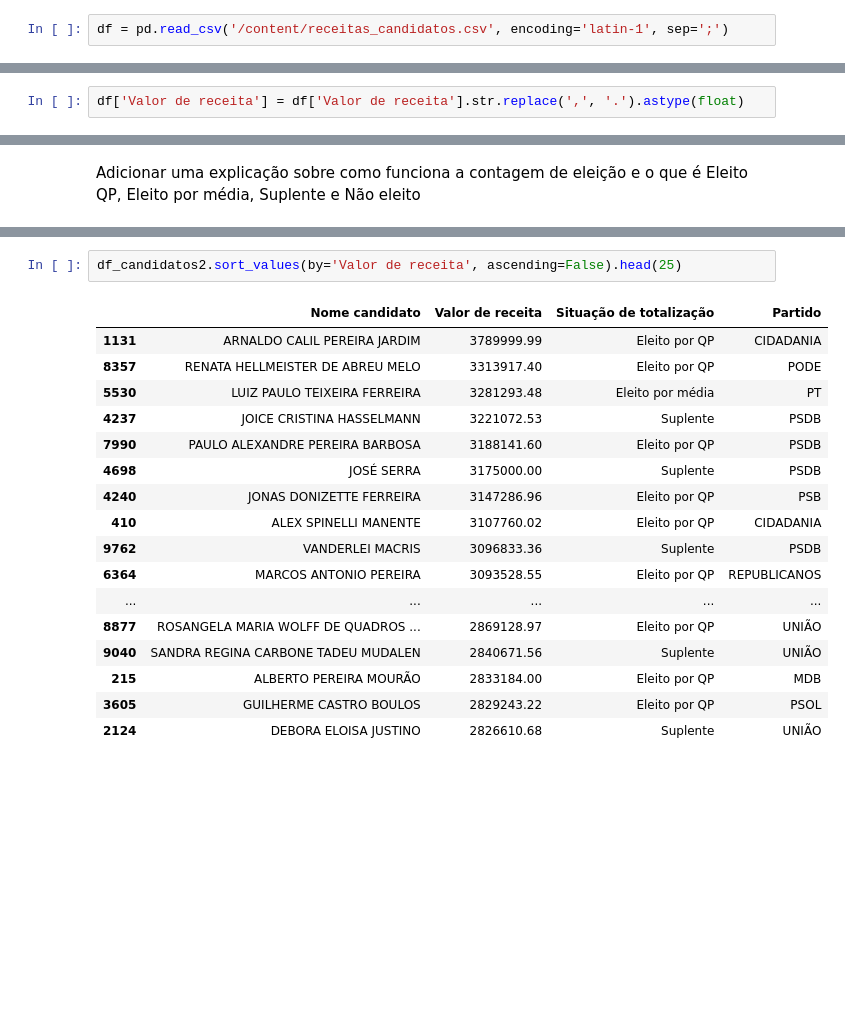
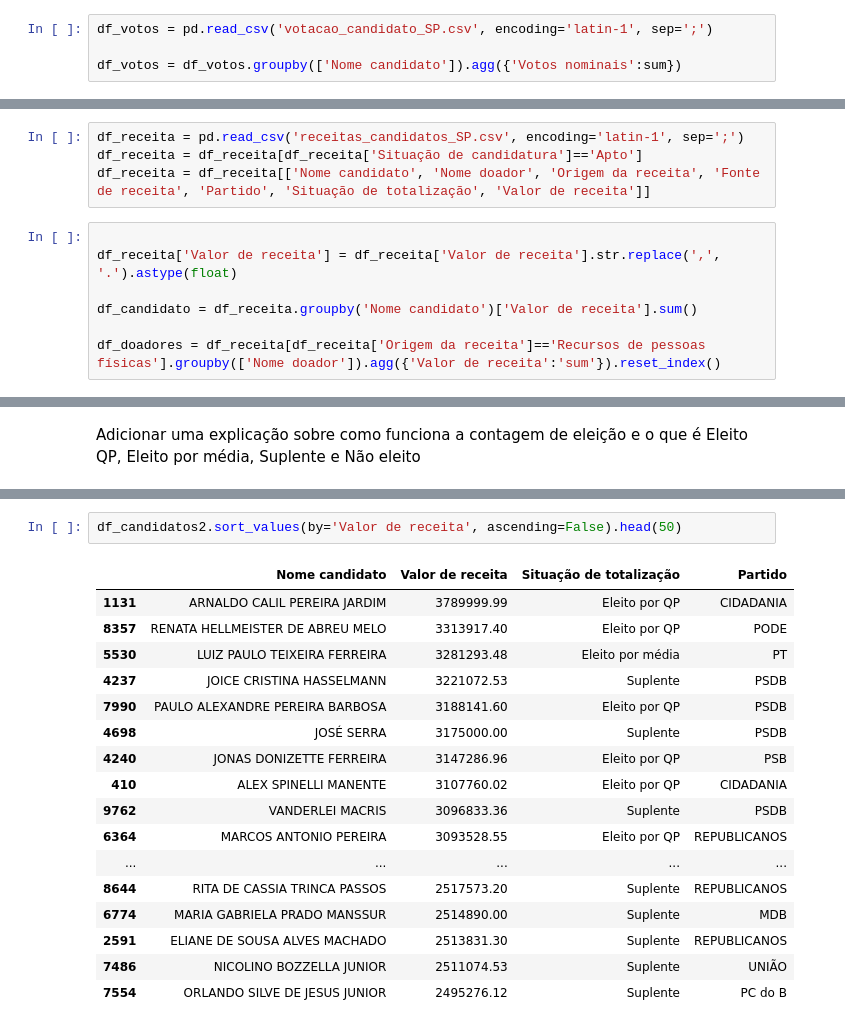
Before and after one commit to tecMTST/tutorial-de-dados, a Jupyter notebook: 99-incompletos/doacoes-eleitorais/analise_doacoes_eleitorais.ipynb, the cells around one changed output, grey strips where cells are left out. Drawn from its saved outputs; the diff is of its cells as text; blank space fills up the shorter version.

Commit message:
Nova versao notebook financiamento eleitoral

```diff
--- a/99-incompletos/doacoes-eleitorais/analise_doacoes_eleitorais.ipynb
+++ b/99-incompletos/doacoes-eleitorais/analise_doacoes_eleitorais.ipynb
@@ -3,2 +7,4 @@ import pandas as pd
 # %%
-df = pd.read_csv('/content/receitas_candidatos.csv', encoding='latin-1', sep=';')
+df_votos = pd.read_csv('votacao_candidato_SP.csv', encoding='latin-1', sep=';')
+
+df_votos = df_votos.groupby(['Nome candidato']).agg({'Votos nominais':sum})
@@ -34,2 +10,0 @@ memory usage: 1.3+ MB
-# %%
-df['Valor de receita'] = df['Valor de receita'].str.replace(',', '.').astype(float)
@@ -43,0 +11,11 @@ df_candidato = df.groupby('Nome candidato')['Valor de receita'].sum().reset_inde
+# %%
+df_receita = pd.read_csv('receitas_candidatos_SP.csv', encoding='latin-1', sep=';')
+df_receita = df_receita[df_receita['Situação de candidatura']=='Apto']
+df_receita = df_receita[['Nome candidato', 'Nome doador', 'Origem da receita', 'Fonte de receita', 'Partido', 'Situação de totalização', 'Valor de receita']]
+# %%
+
+df_receita['Valor de receita'] = df_receita['Valor de receita'].str.replace(',', '.').astype(float)
+
+df_candidato = df_receita.groupby('Nome candidato')['Valor de receita'].sum()
+
+df_doadores = df_receita[df_receita['Origem da receita']=='Recursos de pessoas físicas'].groupby(['Nome doador']).agg({'Valor de receita':'sum'}).reset_index()
@@ -48,20 +84,20 @@ Adicionar uma explicação sobre como funciona a contagem de eleição e o que
 # %%
-df_candidatos2.sort_values(by='Valor de receita', ascending=False).head(25)
+df_candidatos2.sort_values(by='Valor de receita', ascending=False).head(50)
 # %% [output]
 |  | Nome candidato | Valor de receita | Situação de totalização | Partido |
 | 1131 | ARNALDO CALIL PEREIRA JARDIM | 3789999.99 | Eleito por QP | CIDADANIA |
 | 8357 | RENATA HELLMEISTER DE ABREU MELO | 3313917.40 | Eleito por QP | PODE |
 | 5530 | LUIZ PAULO TEIXEIRA FERREIRA | 3281293.48 | Eleito por média | PT |
 | 4237 | JOICE CRISTINA HASSELMANN | 3221072.53 | Suplente | PSDB |
 | 7990 | PAULO ALEXANDRE PEREIRA BARBOSA | 3188141.60 | Eleito por QP | PSDB |
 | 4698 | JOSÉ SERRA | 3175000.00 | Suplente | PSDB |
 | 4240 | JONAS DONIZETTE FERREIRA | 3147286.96 | Eleito por QP | PSB |
 | 410 | ALEX SPINELLI MANENTE | 3107760.02 | Eleito por QP | CIDADANIA |
 | 9762 | VANDERLEI MACRIS | 3096833.36 | Suplente | PSDB |
 | 6364 | MARCOS ANTONIO PEREIRA | 3093528.55 | Eleito por QP | REPUBLICANOS |
 | ... | ... | ... | ... | ... |
-| 8877 | ROSANGELA MARIA WOLFF DE QUADROS ... | 2869128.97 | Eleito por QP | UNIÃO |
-| 9040 | SANDRA REGINA CARBONE TADEU MUDALEN | 2840671.56 | Suplente | UNIÃO |
-| 215 | ALBERTO PEREIRA MOURÃO | 2833184.00 | Eleito por QP | MDB |
-| 3605 | GUILHERME CASTRO BOULOS | 2829243.22 | Eleito por QP | PSOL |
-| 2124 | DEBORA ELOISA JUSTINO | 2826610.68 | Suplente | UNIÃO |
+| 8644 | RITA DE CASSIA TRINCA PASSOS | 2517573.20 | Suplente | REPUBLICANOS |
+| 6774 | MARIA GABRIELA PRADO MANSSUR | 2514890.00 | Suplente | MDB |
+| 2591 | ELIANE DE SOUSA ALVES MACHADO | 2513831.30 | Suplente | REPUBLICANOS |
+| 7486 | NICOLINO BOZZELLA JUNIOR | 2511074.53 | Suplente | UNIÃO |
+| 7554 | ORLANDO SILVE DE JESUS JUNIOR | 2495276.12 | Suplente | PC do B |
```
Also changed, not shown: parts of 12 cells of this notebook, 2 other files.
